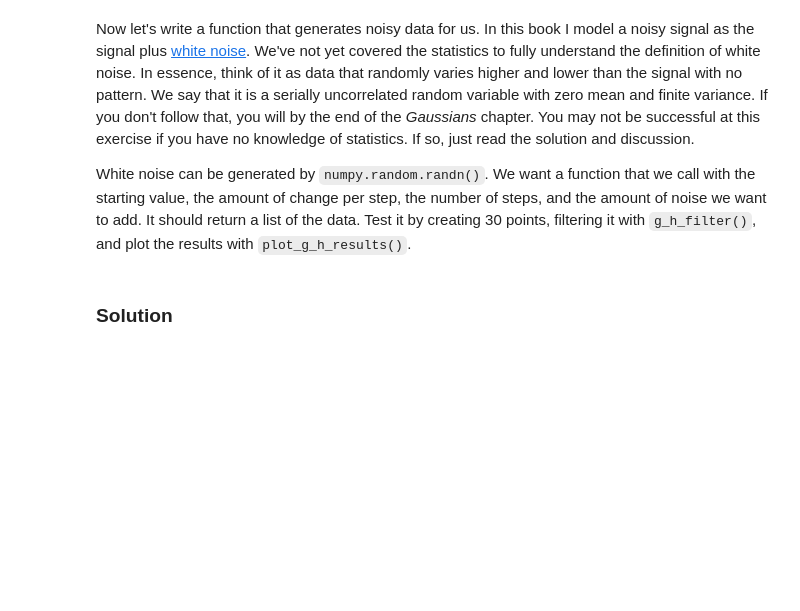
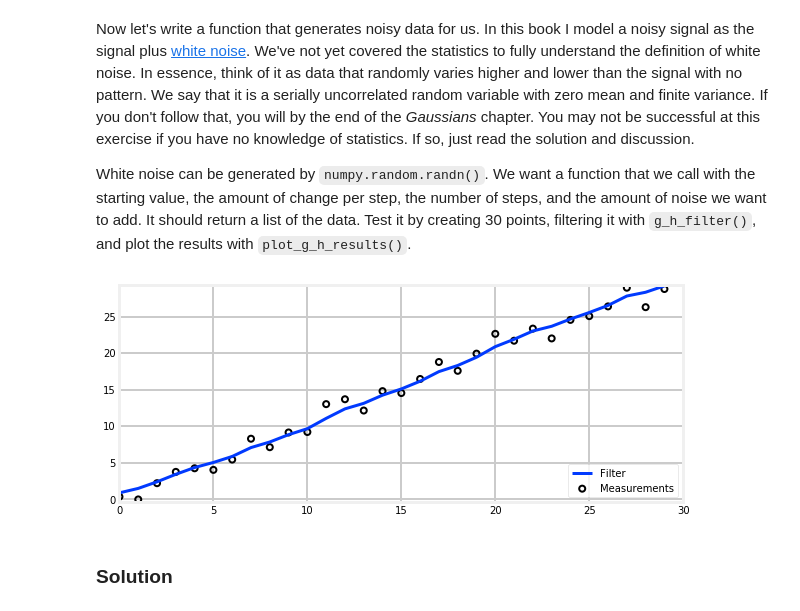
Before and after one commit to MichaelRW/Kalman_and_Bayesian_Filtering, a Jupyter notebook: 01-g-h-filter.ipynb, the cells around one changed output. Cells and saved outputs as stored; diff of their text form; code cells hidden in the pictures; blank space fills up the shorter version.

```diff
--- a/01-g-h-filter.ipynb
+++ b/01-g-h-filter.ipynb
@@ -644,3 +671,14 @@ White noise can be generated by `numpy.random.randn()`. We want a function that
+# %%
+from numpy.random import randn
+
+def generate_data( initial_value, change_per_step, number_of_steps, noise_level ):
+    return [initial_value + change_per_step*i + randn()*noise_level for i in range(number_of_steps)]
+
+measurements = generate_data(0, 1, 30, 1)
+filtered_data = g_h_filter( data=measurements, x0=0, dx=1., dt=1., g=0.2, h=0.02 )
+plot_g_h_results(measurements, filtered_data)
+# %% [output]
+[figure, added]
 # %% [markdown]
 ### Solution
 # %%
```
Also changed, not shown: parts of 20 cells of this notebook, 1 other file.
